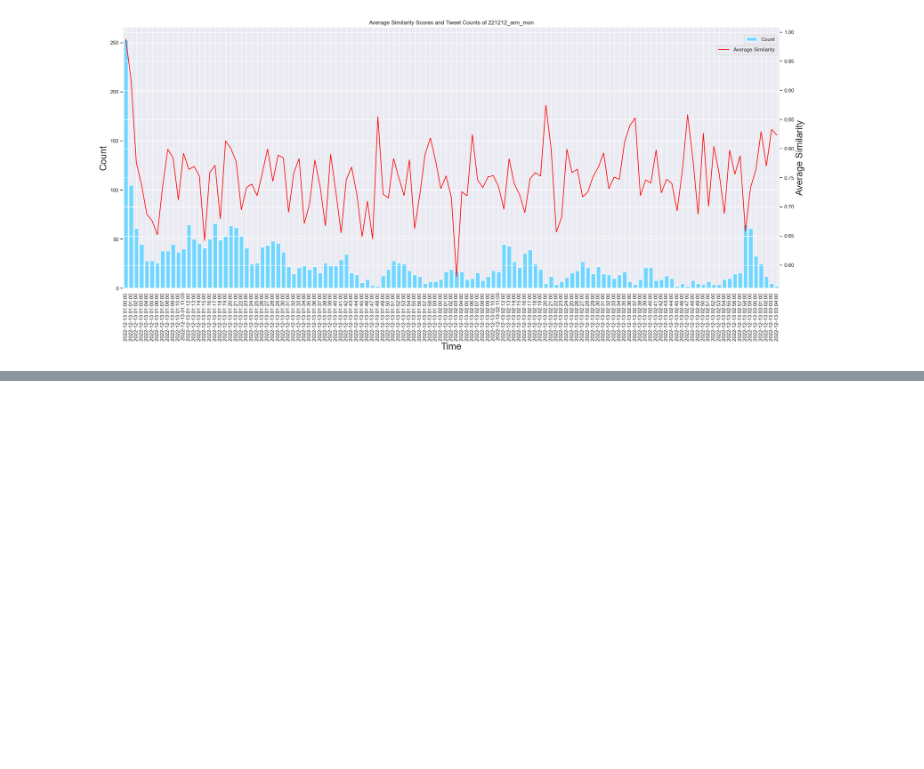
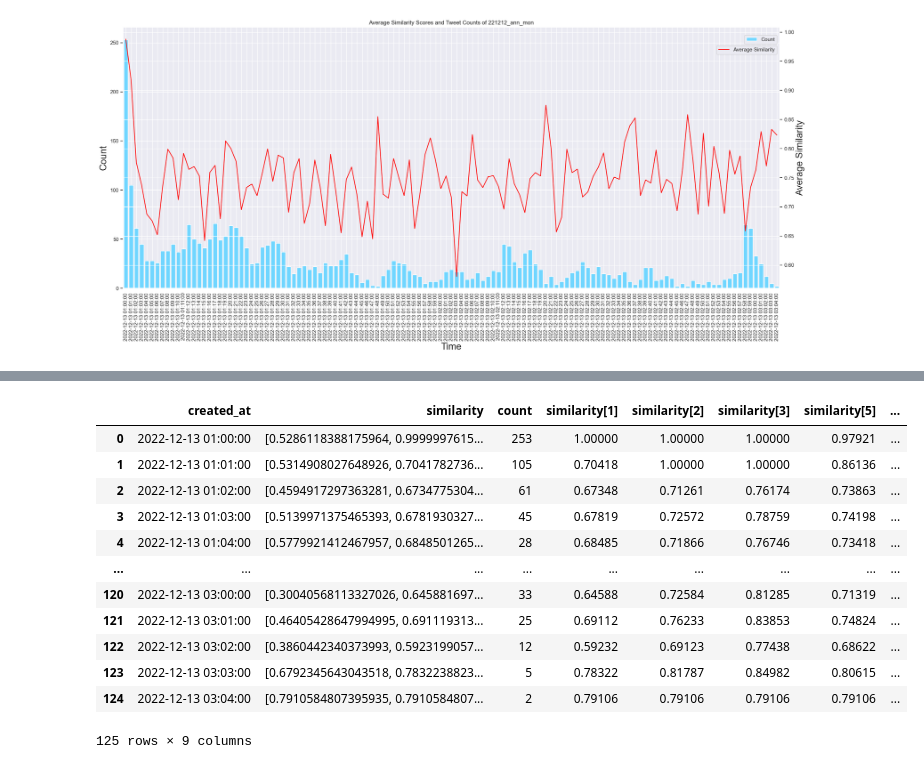
Before and after one commit to Ota1022/DEIM2023, a Jupyter notebook: sentense_similarity/221212_ann_mon/visualize_cs_221212_ann_mon.ipynb, the cells around one changed output, grey strips where cells are left out. Cells and saved outputs as stored; diff of their text form; code cells hidden in the pictures; blank space fills up the shorter version.

```diff
--- a/sentense_similarity/221212_ann_mon/visualize_cs_221212_ann_mon.ipynb
+++ b/sentense_similarity/221212_ann_mon/visualize_cs_221212_ann_mon.ipynb
@@ -73,0 +99,23 @@ plt.show()
+# %%
+# separate similarity[1], similarity[2], similarity[3], similarity[5],to each column
+index_list = [0,1,2,3,4,5]
+for i in index_list:
+    df["similarity[{}]".format(i)] = df["similarity"].str.split(",").str[i]
+    # remove "[" and "]" and format to float 3 decimal places
+    df["similarity[{}]".format(i)] = df["similarity[{}]".format(i)].str.replace("[", "").str.replace("]", "").str.replace(" ", "").astype(float).round(5)
+
+df
+# %% [output]
+|  | created_at | similarity | count | similarity[1] | similarity[2] | similarity[3] | similarity[5] | ... |
+| 0 | 2022-12-13 01:00:00 | [0.5286118388175964, 0.9999997615... | 253 | 1.00000 | 1.00000 | 1.00000 | 0.97921 | ... |
+| 1 | 2022-12-13 01:01:00 | [0.5314908027648926, 0.7041782736... | 105 | 0.70418 | 1.00000 | 1.00000 | 0.86136 | ... |
+| 2 | 2022-12-13 01:02:00 | [0.4594917297363281, 0.6734775304... | 61 | 0.67348 | 0.71261 | 0.76174 | 0.73863 | ... |
+| 3 | 2022-12-13 01:03:00 | [0.5139971375465393, 0.6781930327... | 45 | 0.67819 | 0.72572 | 0.78759 | 0.74198 | ... |
+| 4 | 2022-12-13 01:04:00 | [0.5779921412467957, 0.6848501265... | 28 | 0.68485 | 0.71866 | 0.76746 | 0.73418 | ... |
+| ... | ... | ... | ... | ... | ... | ... | ... | ... |
+| 120 | 2022-12-13 03:00:00 | [0.30040568113327026, 0.645881697... | 33 | 0.64588 | 0.72584 | 0.81285 | 0.71319 | ... |
+| 121 | 2022-12-13 03:01:00 | [0.46405428647994995, 0.691119313... | 25 | 0.69112 | 0.76233 | 0.83853 | 0.74824 | ... |
+| 122 | 2022-12-13 03:02:00 | [0.3860442340373993, 0.5923199057... | 12 | 0.59232 | 0.69123 | 0.77438 | 0.68622 | ... |
+| 123 | 2022-12-13 03:03:00 | [0.6792345643043518, 0.7832238823... | 5 | 0.78322 | 0.81787 | 0.84982 | 0.80615 | ... |
+| 124 | 2022-12-13 03:04:00 | [0.7910584807395935, 0.7910584807... | 2 | 0.79106 | 0.79106 | 0.79106 | 0.79106 | ... |
+125 rows × 9 columns
```
Also changed, not shown: parts of 2 cells of this notebook, 7 other files.
